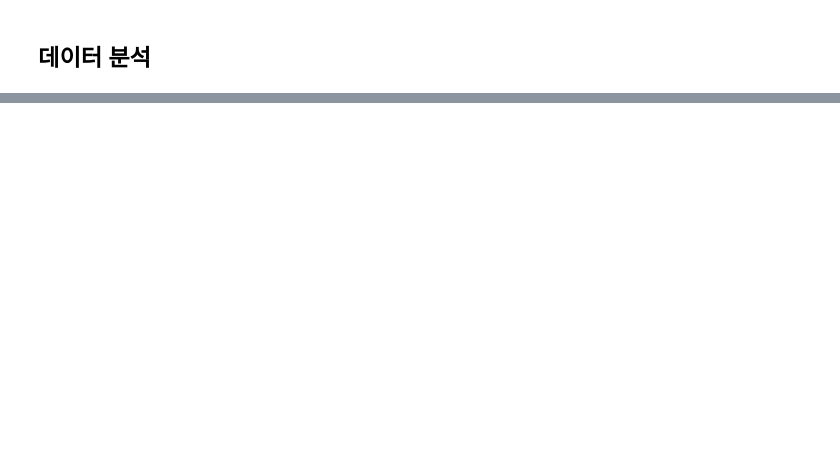
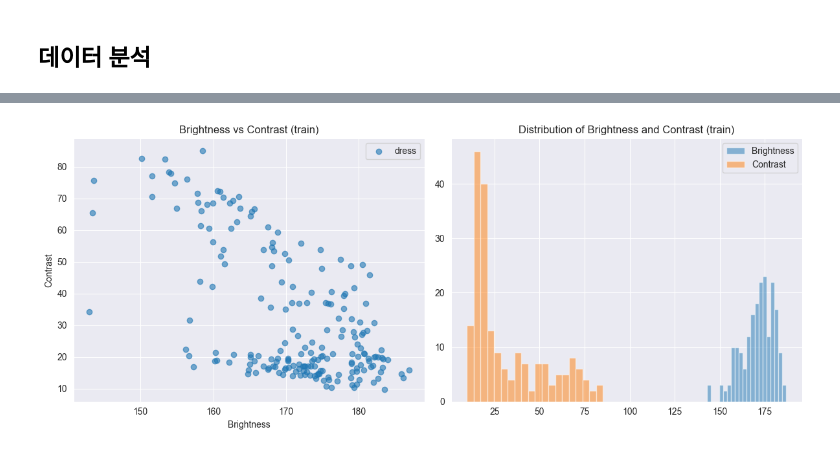
Before and after one commit to youngin0902/dress_classification, a Jupyter notebook: dataset.ipynb, the cells around one changed output, grey strips where cells are left out. Drawn from its saved outputs; the diff is of its cells as text; code cells hidden in the pictures; blank space fills up the shorter version.

```diff
--- a/dataset.ipynb
+++ b/dataset.ipynb
@@ -112,0 +146,91 @@ print(f"\n✅ Total elapsed time: {time.perf_counter() - t0:.2f} seconds")
+# %%
+import os
+import numpy as np
+import pandas as pd
+import matplotlib.pyplot as plt
+from PIL import Image, ImageOps
+
+# === 1. train 경로 설정 ===
+train_dir = "data/dress/train"
+
+# === 2. train 내부 모든 이미지 경로 수집 ===
+paths = []
+labels = []
+for label in os.listdir(train_dir):
+    label_path = os.path.join(train_dir, label)
+    if os.path.isdir(label_path):
+        for file in os.listdir(label_path):
+            if file.lower().endswith(('.jpg', '.jpeg', '.png')):
+                paths.append(os.path.join(label_path, file))
+                labels.append(label)
+
+df = pd.DataFrame({"path": paths, "label": labels})
+print(f"📦 총 이미지 수: {len(df)}")
+
+# === 3. 샘플링 (최대 200장) ===
+sample_df = df.sample(min(200, len(df)), random_state=42).copy()
+
+# === 4. 이미지 분석 함수 ===
+def analyze_image(path):
+    try:
+        img = Image.open(path).convert('RGB')
+        arr = np.array(img, dtype=np.float32)
+
+        # RGB 평균
+        r_mean, g_mean, b_mean = arr.mean(axis=(0,1))
+
+        # 대비 & 밝기
+        contrast = arr.std()
+        brightness = np.mean(ImageOps.grayscale(img))
+
+        # 해상도
+        width, height = img.size
+
+        return {
+            "label": path.split('/')[-2],
+            "path": path,
+            "width": width,
+            "height": height,
+            "brightness": round(brightness, 2),
+            "contrast": round(contrast, 2),
+            "r_mean": round(r_mean, 2),
+            "g_mean": round(g_mean, 2),
+            "b_mean": round(b_mean, 2)
+        }
+    except:
+        return None
+
+# === 5. EDA 수행 ===
+results = [analyze_image(p) for p in sample_df["path"]]
+eda_df = pd.DataFrame([r for r in results if r is not None])
+
+# === 6. 클래스별 통계 요약 ===
+summary = (
+    eda_df.groupby("label")[["width","height","brightness","contrast","r_mean","g_mean","b_mean"]]
+    .agg(["mean","std","min","max"])
+    .round(2)
+)
+display(summary)
+
+# === 7. 시각화 ===
+plt.figure(figsize=(12,5))
+
+# (1) 밝기 vs 대비 산점도
+plt.subplot(1,2,1)
+for label in eda_df["label"].unique():
+    subset = eda_df[eda_df["label"] == label]
+    plt.scatter(subset["brightness"], subset["contrast"], alpha=0.6, label=label)
+plt.xlabel("Brightness"); plt.ylabel("Contrast")
+plt.title("Brightness vs Contrast (train)")
+plt.legend()
+
+# (2) 밝기 / 대비 히스토그램
+plt.subplot(1,2,2)
+plt.hist(eda_df["brightness"], bins=20, alpha=0.5, label="Brightness")
+plt.hist(eda_df["contrast"], bins=20, alpha=0.5, label="Contrast")
+plt.title("Distribution of Brightness and Contrast (train)")
+plt.legend()
+
+plt.tight_layout()
+plt.show()
+# %% [output]
@@ -112,0 +243 @@ print(f"\n✅ Total elapsed time: {time.perf_counter() - t0:.2f} seconds")
+[figure, added]
```
Also changed, not shown: parts of 8 cells of this notebook, 1 other file.
